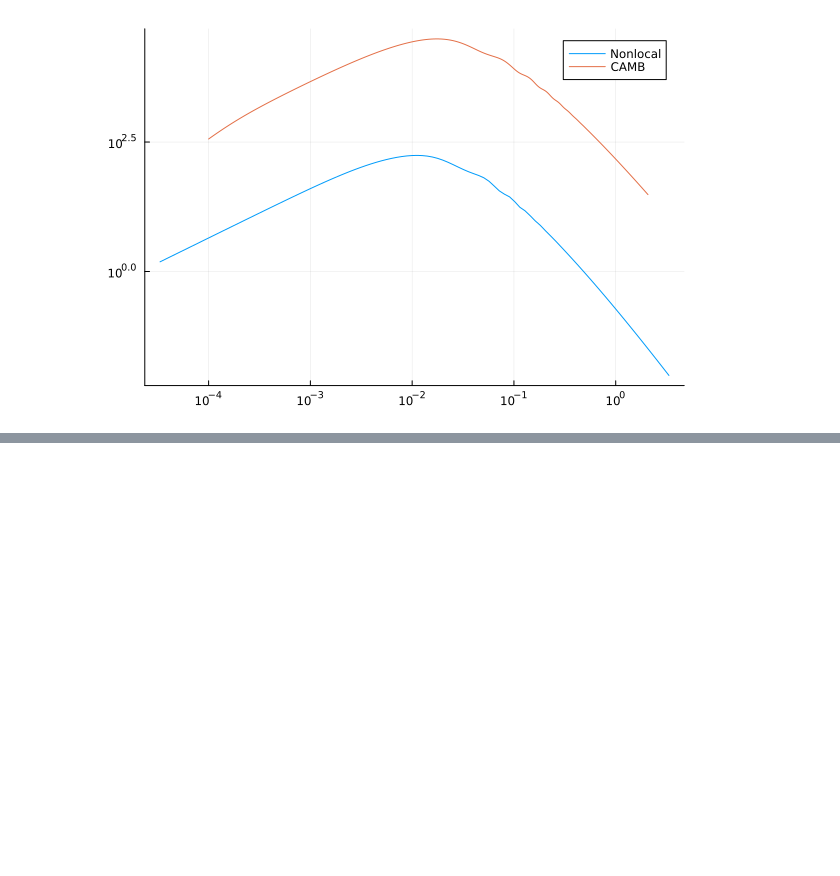
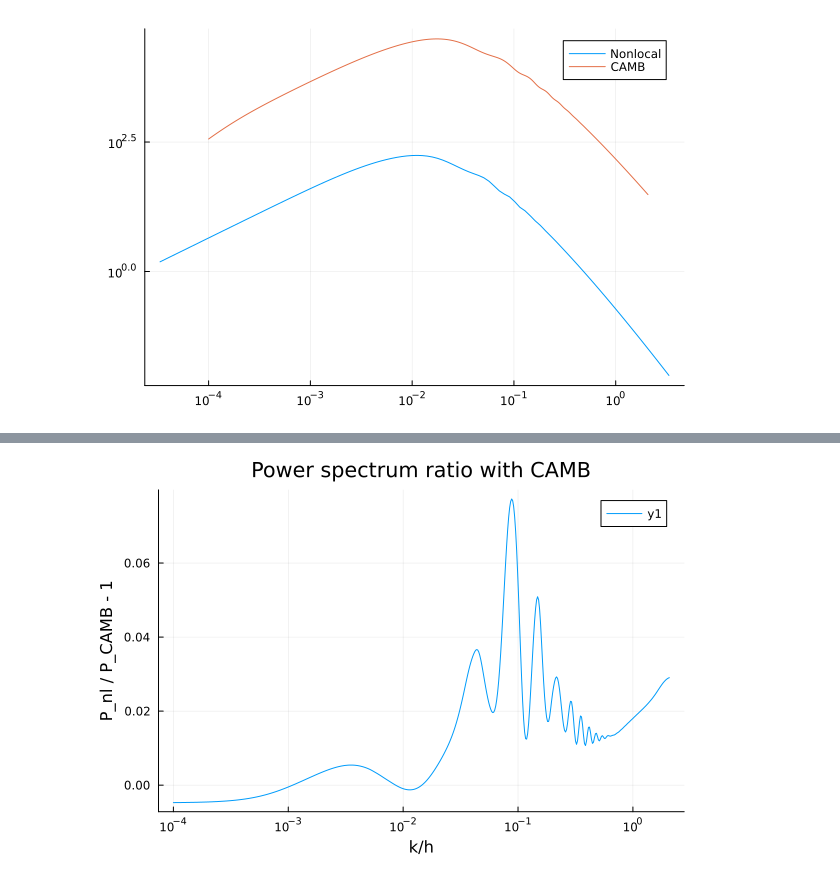
Before and after one commit to Reverse-Pyramid/Nonlocal-21cm-Cosmology, a Jupyter notebook: Nonlocal_21cm/Testing/test.ipynb, the cells around one changed output, grey strips where cells are left out. Drawn from its saved outputs; the diff is of its cells as text; code cells hidden in the pictures; blank space fills up the shorter version.

```diff
--- a/Nonlocal_21cm/Testing/test.ipynb
+++ b/Nonlocal_21cm/Testing/test.ipynb
@@ -52,0 +58,4 @@ PF.PS_ratio_plot()
+# %%
+PF.PS_ratio_ratio_plot()
+# %% [output]
+[figure, added]
```
Also changed, not shown: parts of 5 cells of this notebook, 3 other files.
